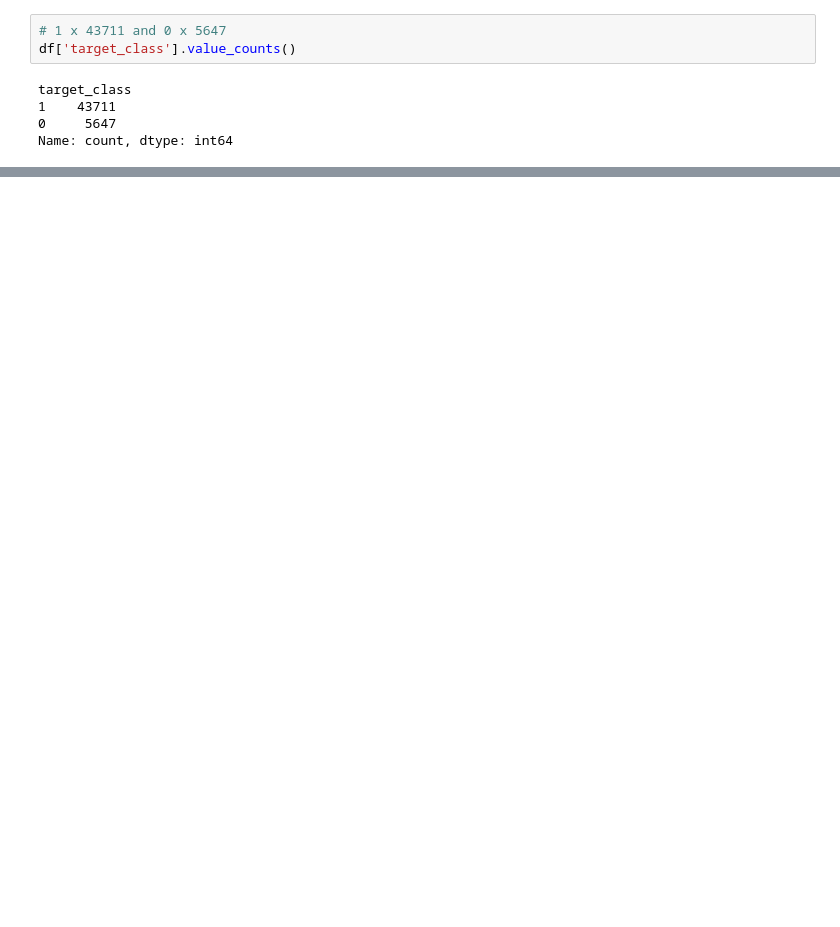
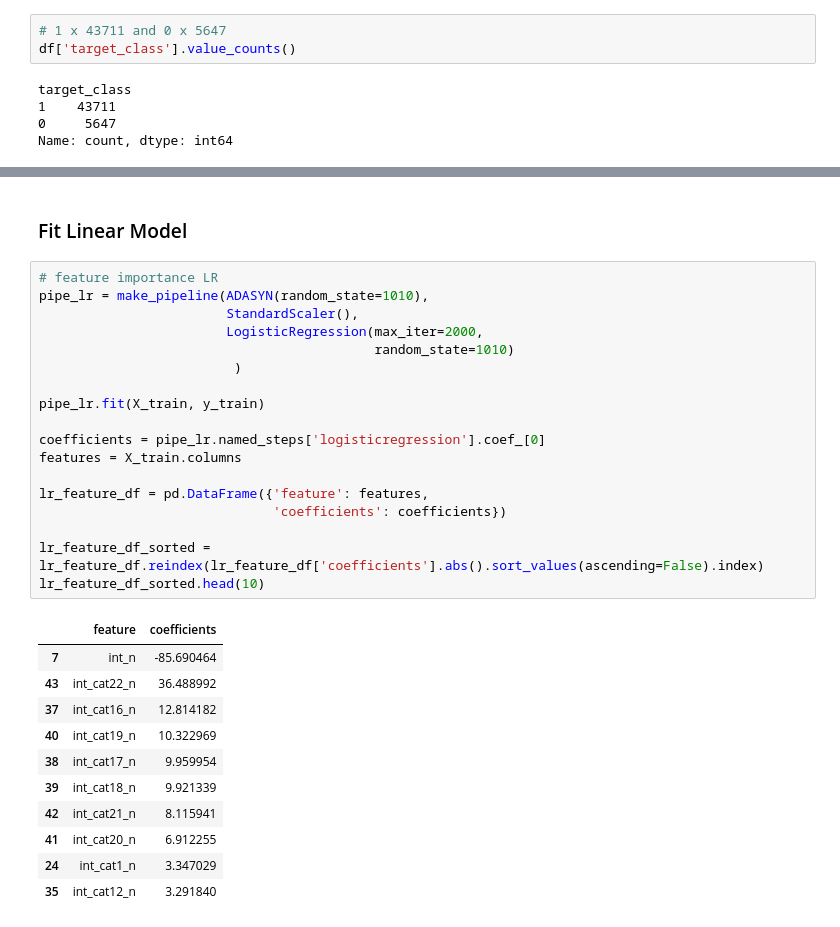
Before and after one commit to mishelly-h/user-churn, a Jupyter notebook: analysis/analysis.ipynb, the cells around one changed output, grey strips where cells are left out. Cells and saved outputs as stored; diff of their text form; blank space fills up the shorter version.

```diff
--- a/analysis/analysis.ipynb
+++ b/analysis/analysis.ipynb
@@ -98,0 +292,32 @@ Name: count, dtype: int64
+# %% [markdown]
+### Fit Linear Model
+# %%
+# feature importance LR
+pipe_lr = make_pipeline(ADASYN(random_state=1010),
+                        StandardScaler(),
+                        LogisticRegression(max_iter=2000,
+                                           random_state=1010)
+                         )
+
+pipe_lr.fit(X_train, y_train)
+
+coefficients = pipe_lr.named_steps['logisticregression'].coef_[0]
+features = X_train.columns
+
+lr_feature_df = pd.DataFrame({'feature': features,
+                              'coefficients': coefficients})
+
+lr_feature_df_sorted = lr_feature_df.reindex(lr_feature_df['coefficients'].abs().sort_values(ascending=False).index)
+lr_feature_df_sorted.head(10)
+# %% [output]
+|  | feature | coefficients |
+| 7 | int_n | -85.690464 |
+| 43 | int_cat22_n | 36.488992 |
+| 37 | int_cat16_n | 12.814182 |
+| 40 | int_cat19_n | 10.322969 |
+| 38 | int_cat17_n | 9.959954 |
+| 39 | int_cat18_n | 9.921339 |
+| 42 | int_cat21_n | 8.115941 |
+| 41 | int_cat20_n | 6.912255 |
+| 24 | int_cat1_n | 3.347029 |
+| 35 | int_cat12_n | 3.291840 |
```
Also changed, not shown: parts of 28 cells of this notebook.
